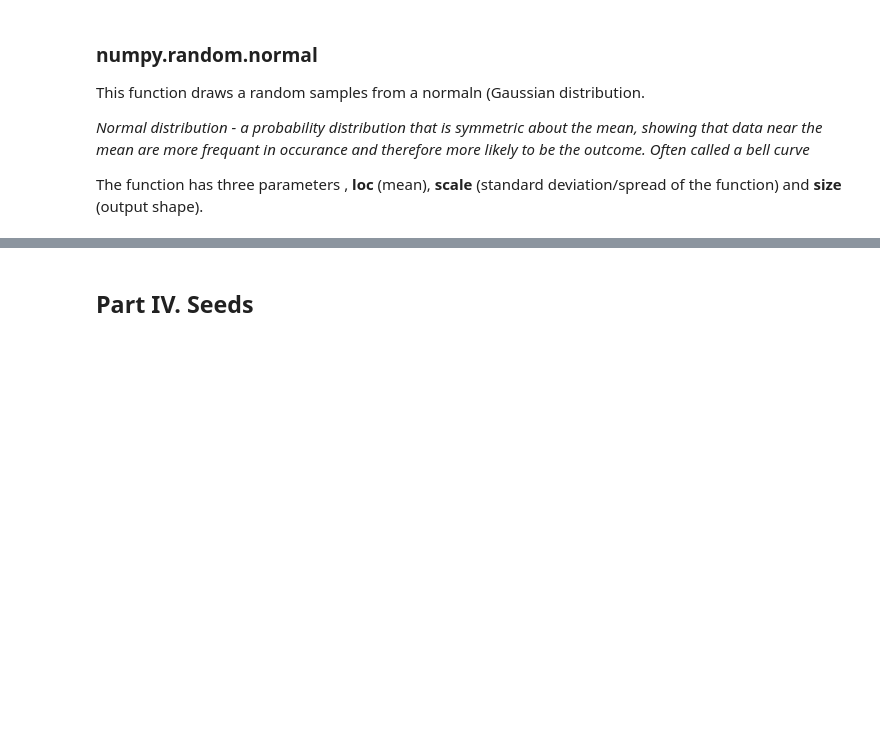
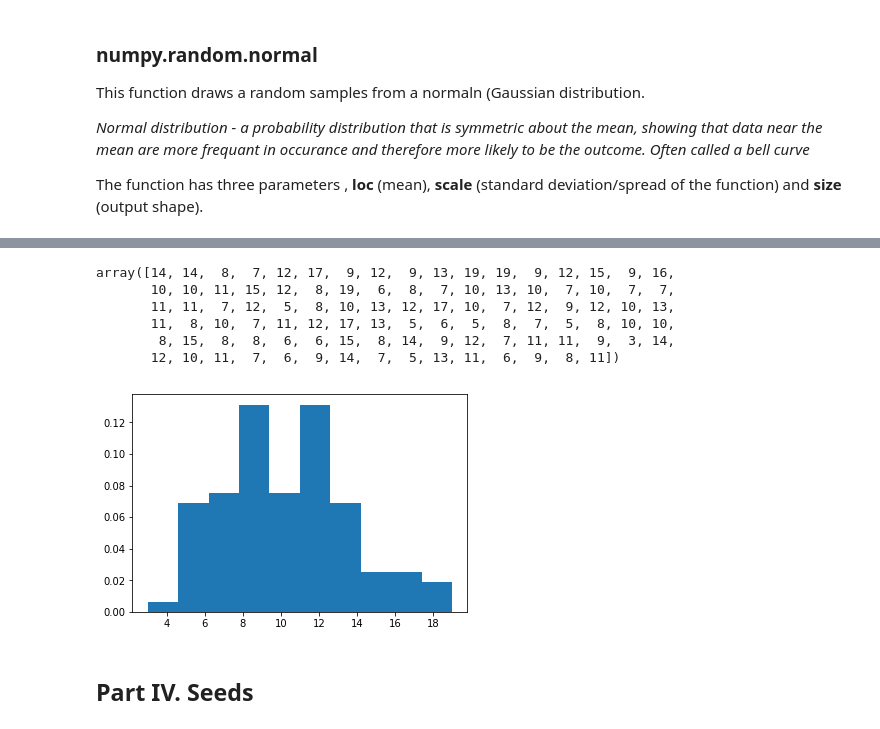
Before and after one commit to vukasm/ProgDA1, a Jupyter notebook: numpy-random.ipynb, the cells around one changed output, grey strips where cells are left out. Cells and saved outputs as stored; diff of their text form; code cells hidden in the pictures; blank space fills up the shorter version.

Commit message:
Worked on permutation, poisson function and added references

```diff
--- a/numpy-random.ipynb
+++ b/numpy-random.ipynb
@@ -119,3 +180,20 @@ plt.show()
+# %%
+import numpy as np
+x = np.random.poisson(10, 100)
+x
+# %% [output]
+array([14, 14,  8,  7, 12, 17,  9, 12,  9, 13, 19, 19,  9, 12, 15,  9, 16,
+       10, 10, 11, 15, 12,  8, 19,  6,  8,  7, 10, 13, 10,  7, 10,  7,  7,
+       11, 11,  7, 12,  5,  8, 10, 13, 12, 17, 10,  7, 12,  9, 12, 10, 13,
+       11,  8, 10,  7, 11, 12, 17, 13,  5,  6,  5,  8,  7,  5,  8, 10, 10,
+        8, 15,  8,  8,  6,  6, 15,  8, 14,  9, 12,  7, 11, 11,  9,  3, 14,
+       12, 10, 11,  7,  6,  9, 14,  7,  5, 13, 11,  6,  9,  8, 11])
+# %%
+import matplotlib.pyplot as plt
+count, bins, ignored = plt.hist(x, 10, density=True)
+plt.show()
+# %% [output]
+[figure, added]
 # %% [markdown]
 ## Part IV. Seeds
 # %% [markdown]
```
Also changed, not shown: parts of 22 cells of this notebook, 1 other file.
